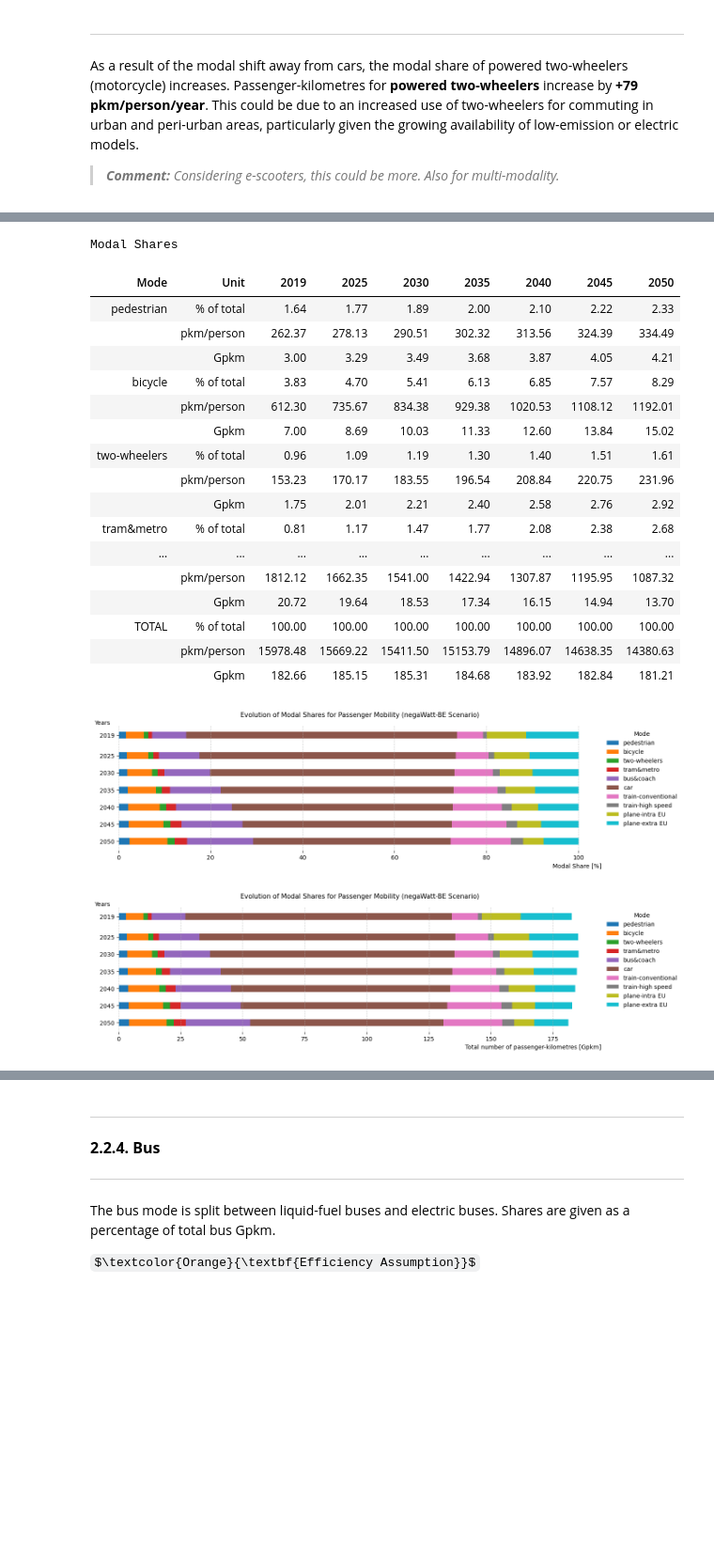
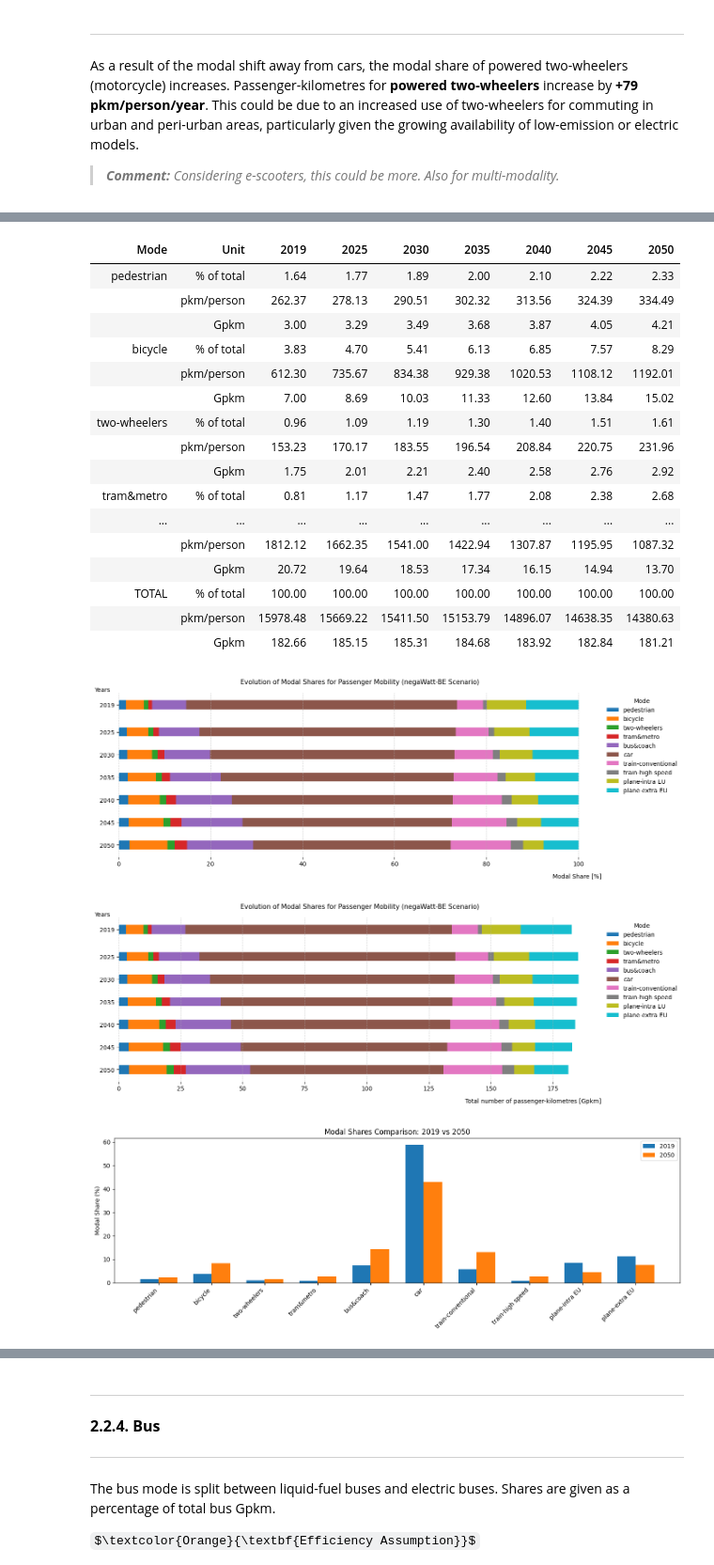
Before and after one commit to laterrea/negaWatt-BE, a Jupyter notebook: demand_model_transports_nW-BE_update.ipynb, the cells around one changed output, grey strips where cells are left out. Shown at 94% size. Saved outputs shown, nothing was run; the diff lists cells and outputs as text; code cells hidden in the pictures; some formulas as TeX source; blank space fills up the shorter version.

```diff
--- a/demand_model_transports_nW-BE_update.ipynb
+++ b/demand_model_transports_nW-BE_update.ipynb
@@ -496,6 +515,8 @@ data = np.vstack(data_rows)
 df_passenger_mobility = pd.DataFrame(data, index=mi, columns=years)
 # %%
 if post_process:
+
+    # === Full table ===
     df_passenger_mobility_r = df_passenger_mobility.reset_index()
     total_Gpkm = df_SUF["ann_pas_mob [Gpkm/year]"]
     total_kmp  = df_SUF["spe_ann_pas_mob [pkm/person/year]"]
@@ -517,14 +538,15 @@ if post_process:
           .set_properties(subset=['Mode'], **{'font-weight':'bold'})
           .set_properties(subset=['Unit'], **{'font-style':'italic','color':'gray'})
           .format({year:"{:.2f}" for year in years})
-          .set_caption("Modal Shares")
+          #.set_caption("Modal Shares")
           .hide(axis='index')
           .set_table_attributes('style="width:100%;table-layout:fixed;"')
     )
     display(styled)
 
+    # === Breakdown bar chart - relative values ===
     dfmp = df_MOD.transpose()
-    fig1, ax = plt.subplots(figsize=(14, 4))
+    fig1, ax = plt.subplots(figsize=(14, 5))
     bottom = np.zeros(len(dfmp))
     colors = plt.cm.tab10.colors # default matplotlib palette
     # Thicker bars → control via height argument
@@ -551,8 +573,9 @@ if post_process:
     fig1.tight_layout()
     plt.show()
 
+    # === Breakdown bar chart - absolute values ===
     dfmp = df_passenger_mobility.transpose()
-    fig2, ax = plt.subplots(figsize=(14, 4))
+    fig2, ax = plt.subplots(figsize=(14, 5))
     bottom = np.zeros(len(dfmp))
     colors = plt.cm.tab10.colors # default matplotlib palette
     # Thicker bars → control via height argument
@@ -572,34 +595,56 @@ if post_process:
     ax.yaxis.set_label_coords(-0.05, 1)
     ax.set_yticks(years)
     ax.yaxis.set_inverted(True) # inverted axis with autoscaling
     ax.set_title("Evolution of Modal Shares for Passenger Mobility (negaWatt-BE Scenario)", fontsize=11, pad=15)
     ax.legend(bbox_to_anchor=(1, 1), loc='upper left', title="Mode", frameon=False)
     ax.grid(axis='x', linestyle='--', alpha=0.6)
     ax.spines['top'].set_visible(False)
     ax.spines['right'].set_visible(False)
     ax.spines['bottom'].set_visible(False)
     ax.spines['left'].set_visible(False)
     fig2.tight_layout()
     plt.show()
+
+    # === Breakdown bar chart - comparison of relative values in 2019 and 2050 ===
+    labels = df_MOD.index.tolist()
+    sizes_2019 = df_MOD[2019].values            # Modal shares for 2019
+    sizes_2050 = df_MOD[2050].values            # Modal shares for 2050
+    x = np.arange(len(labels))   # x locations for each mode
+    width = 0.35                 # bar width
+    fig, ax = plt.subplots(figsize=(14, 5))
+    # Bars for 2019 and 2050
+    ax.bar(x - width/2, sizes_2019, width, label='2019')
+    ax.bar(x + width/2, sizes_2050, width, label='2050')
+    # Labels and Title
+    ax.set_ylabel('Modal Share (%)')
+    ax.set_title('Modal Shares Comparison: 2019 vs 2050')
+    # X-ticks: mode names, rotated for readability
+    ax.set_xticks(x)
+    ax.set_xticklabels(labels, rotation=45, ha='right')
+    # Legend to identify each year
+    ax.legend()
+    # Tight layout to avoid clipping
+    plt.tight_layout()
+    plt.show()
 # %% [output]
-Modal Shares
 | Mode | Unit | 2019 | 2025 | 2030 | 2035 | 2040 | 2045 | 2050 |
 | pedestrian | % of total | 1.64 | 1.77 | 1.89 | 2.00 | 2.10 | 2.22 | 2.33 |
 |  | pkm/person | 262.37 | 278.13 | 290.51 | 302.32 | 313.56 | 324.39 | 334.49 |
 |  | Gpkm | 3.00 | 3.29 | 3.49 | 3.68 | 3.87 | 4.05 | 4.21 |
 | bicycle | % of total | 3.83 | 4.70 | 5.41 | 6.13 | 6.85 | 7.57 | 8.29 |
 |  | pkm/person | 612.30 | 735.67 | 834.38 | 929.38 | 1020.53 | 1108.12 | 1192.01 |
 |  | Gpkm | 7.00 | 8.69 | 10.03 | 11.33 | 12.60 | 13.84 | 15.02 |
 | two-wheelers | % of total | 0.96 | 1.09 | 1.19 | 1.30 | 1.40 | 1.51 | 1.61 |
 |  | pkm/person | 153.23 | 170.17 | 183.55 | 196.54 | 208.84 | 220.75 | 231.96 |
 |  | Gpkm | 1.75 | 2.01 | 2.21 | 2.40 | 2.58 | 2.76 | 2.92 |
 | tram&metro | % of total | 0.81 | 1.17 | 1.47 | 1.77 | 2.08 | 2.38 | 2.68 |
 | ... | ... | ... | ... | ... | ... | ... | ... | ... |
 |  | pkm/person | 1812.12 | 1662.35 | 1541.00 | 1422.94 | 1307.87 | 1195.95 | 1087.32 |
 |  | Gpkm | 20.72 | 19.64 | 18.53 | 17.34 | 16.15 | 14.94 | 13.70 |
 | TOTAL | % of total | 100.00 | 100.00 | 100.00 | 100.00 | 100.00 | 100.00 | 100.00 |
 |  | pkm/person | 15978.48 | 15669.22 | 15411.50 | 15153.79 | 14896.07 | 14638.35 | 14380.63 |
 |  | Gpkm | 182.66 | 185.15 | 185.31 | 184.68 | 183.92 | 182.84 | 181.21 |
-[figure, old version]
+[figure, new version]
-[figure, old version]
+[figure, new version]
+[figure, added]
 # %% [markdown]
```
Also changed, not shown: parts of 29 cells of this notebook, 3 other files.
